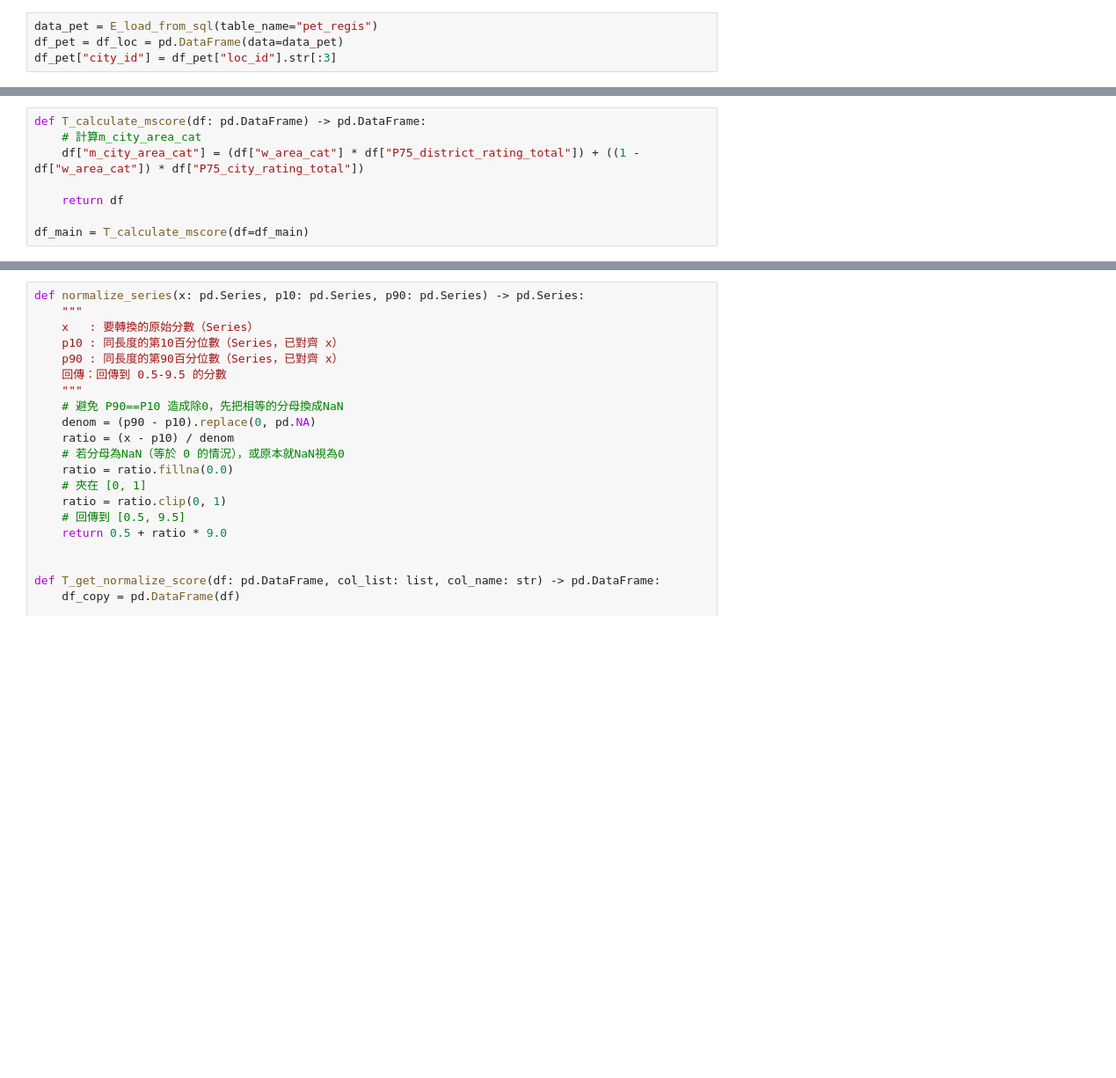
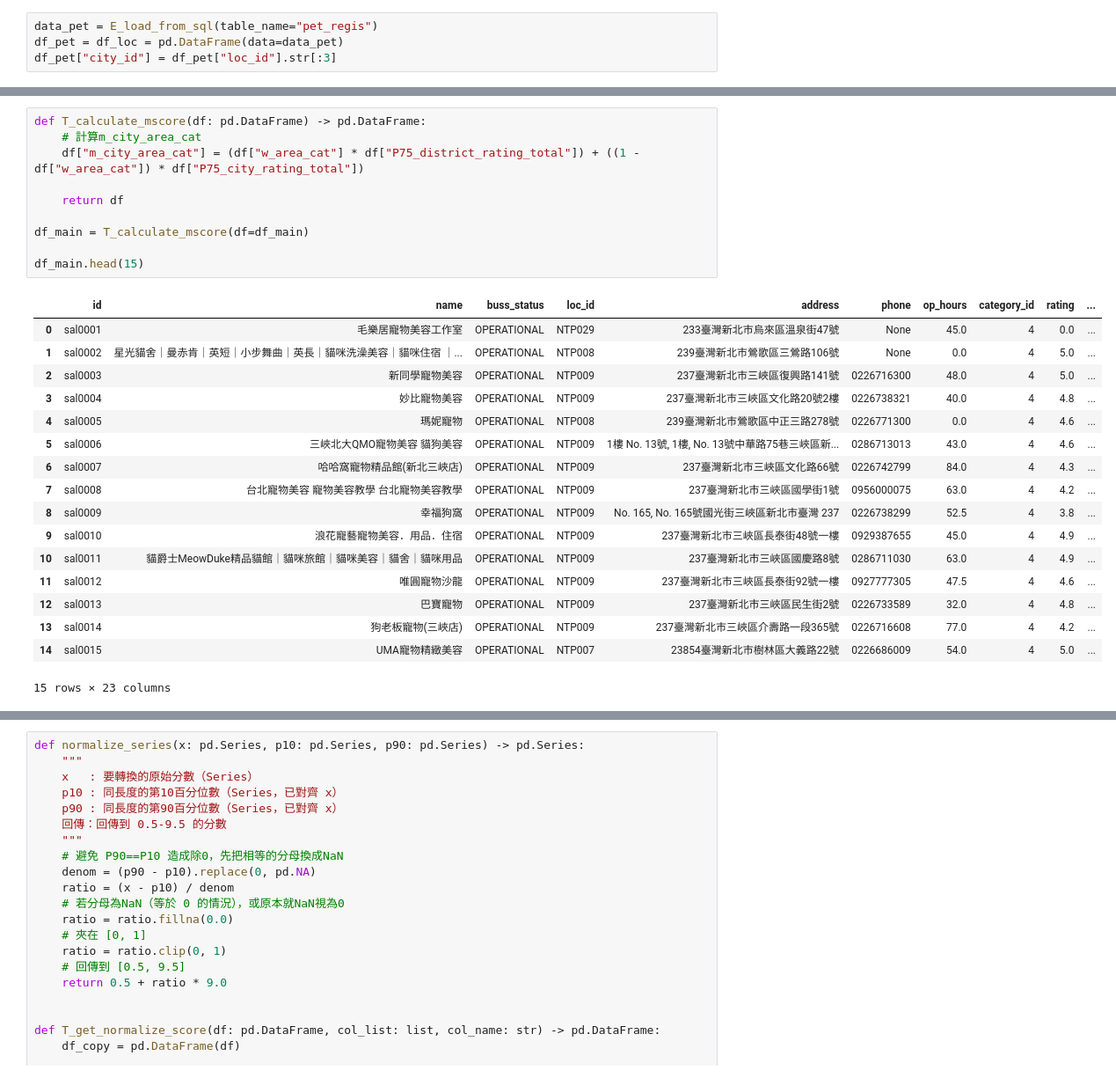
Before and after one commit to refinism-B/TJR103-Group-1-Project, a Jupyter notebook: code/1_bevis/compute_m.ipynb, the cells around one changed output, grey strips where cells are left out. Shown at 88% size. Drawn from its saved outputs; the diff is of its cells as text; blank space fills up the shorter version.

```diff
--- a/code/1_bevis/compute_m.ipynb
+++ b/code/1_bevis/compute_m.ipynb
@@ -107,11 +146,31 @@ df_main = T_calculate_P75_score(df=df_main)
 # %%
 def T_calculate_mscore(df: pd.DataFrame) -> pd.DataFrame:
     # 計算m_city_area_cat
     df["m_city_area_cat"] = (df["w_area_cat"] * df["P75_district_rating_total"]) + ((1 - df["w_area_cat"]) * df["P75_city_rating_total"])
 
     return df
 
 df_main = T_calculate_mscore(df=df_main)
+
+df_main.head(15)
+# %% [output]
+|  | id | name | buss_status | loc_id | address | phone | op_hours | category_id | rating | ... |
+| 0 | sal0001 | 毛樂居寵物美容工作室 | OPERATIONAL | NTP029 | 233臺灣新北市烏來區溫泉街47號 | None | 45.0 | 4 | 0.0 | ... |
+| 1 | sal0002 | 星光貓舍｜曼赤肯｜英短｜小步舞曲｜英長｜貓咪洗澡美容｜貓咪住宿 ｜... | OPERATIONAL | NTP008 | 239臺灣新北市鶯歌區三鶯路106號 | None | 0.0 | 4 | 5.0 | ... |
+| 2 | sal0003 | 新同學寵物美容 | OPERATIONAL | NTP009 | 237臺灣新北市三峽區復興路141號 | 0226716300 | 48.0 | 4 | 5.0 | ... |
+| 3 | sal0004 | 妙比寵物美容 | OPERATIONAL | NTP009 | 237臺灣新北市三峽區文化路20號2樓 | 0226738321 | 40.0 | 4 | 4.8 | ... |
+| 4 | sal0005 | 瑪妮寵物 | OPERATIONAL | NTP008 | 239臺灣新北市鶯歌區中正三路278號 | 0226771300 | 0.0 | 4 | 4.6 | ... |
+| 5 | sal0006 | 三峽北大QMO寵物美容 貓狗美容 | OPERATIONAL | NTP009 | 1樓 No. 13號, 1樓, No. 13號中華路75巷三峽區新... | 0286713013 | 43.0 | 4 | 4.6 | ... |
+| 6 | sal0007 | 哈哈窩寵物精品館(新北三峽店) | OPERATIONAL | NTP009 | 237臺灣新北市三峽區文化路66號 | 0226742799 | 84.0 | 4 | 4.3 | ... |
+| 7 | sal0008 | 台北寵物美容 寵物美容教學 台北寵物美容教學 | OPERATIONAL | NTP009 | 237臺灣新北市三峽區國學街1號 | 0956000075 | 63.0 | 4 | 4.2 | ... |
+| 8 | sal0009 | 幸福狗窩 | OPERATIONAL | NTP009 | No. 165, No. 165號國光街三峽區新北市臺灣 237 | 0226738299 | 52.5 | 4 | 3.8 | ... |
+| 9 | sal0010 | 浪花寵藝寵物美容．用品．住宿 | OPERATIONAL | NTP009 | 237臺灣新北市三峽區長泰街48號一樓 | 0929387655 | 45.0 | 4 | 4.9 | ... |
+| 10 | sal0011 | 貓爵士MeowDuke精品貓館｜貓咪旅館｜貓咪美容｜貓舍｜貓咪用品 | OPERATIONAL | NTP009 | 237臺灣新北市三峽區國慶路8號 | 0286711030 | 63.0 | 4 | 4.9 | ... |
+| 11 | sal0012 | 唯圓寵物沙龍 | OPERATIONAL | NTP009 | 237臺灣新北市三峽區長泰街92號一樓 | 0927777305 | 47.5 | 4 | 4.6 | ... |
+| 12 | sal0013 | 巴寶寵物 | OPERATIONAL | NTP009 | 237臺灣新北市三峽區民生街2號 | 0226733589 | 32.0 | 4 | 4.8 | ... |
+| 13 | sal0014 | 狗老板寵物(三峽店) | OPERATIONAL | NTP009 | 237臺灣新北市三峽區介壽路一段365號 | 0226716608 | 77.0 | 4 | 4.2 | ... |
+| 14 | sal0015 | UMA寵物精緻美容 | OPERATIONAL | NTP007 | 23854臺灣新北市樹林區大義路22號 | 0226686009 | 54.0 | 4 | 5.0 | ... |
+15 rows × 23 columns
 # %%
 def T_calculate_rating_avg(df: pd.DataFrame) -> pd.DataFrame:
     district_rating_avg = df.groupby(["loc_id", "category_id"])["rating"].mean().reset_index(name="district_rating_avg")
```
Also changed, not shown: parts of 9 cells of this notebook, 6 other files.
